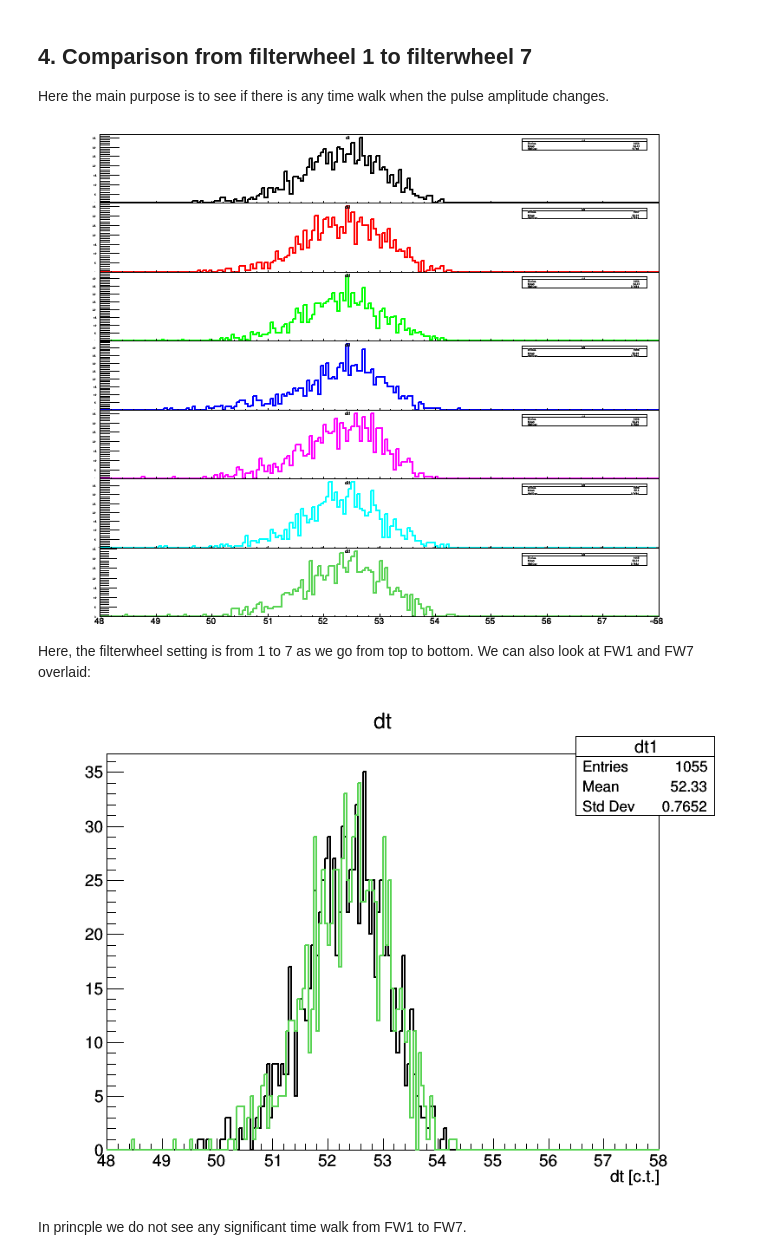
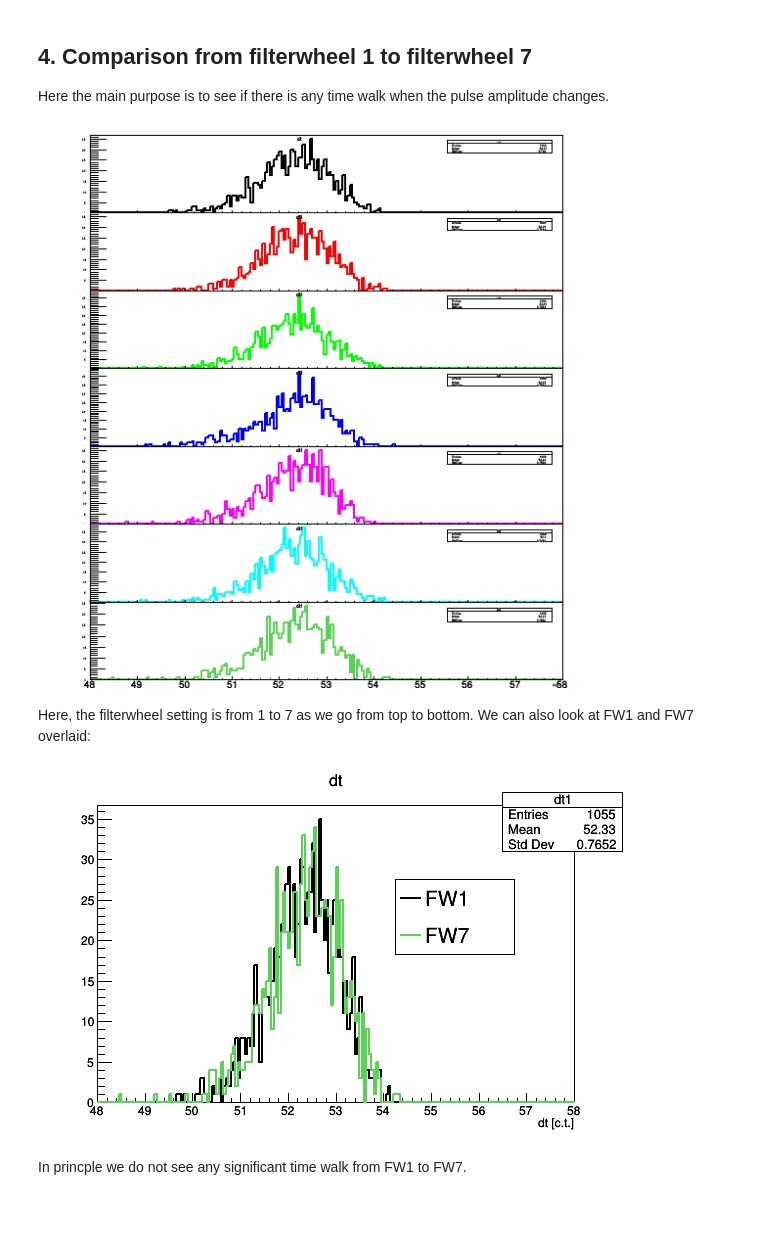
Before and after one commit to kimsiang/SLAC2016, a Jupyter notebook: TimeWalkAnalysis/WalkTime.ipynb, the cells around one changed output. Drawn from its saved outputs; the diff is of its cells as text; code cells hidden in the pictures; blank space fills up the shorter version.

```diff
--- a/TimeWalkAnalysis/WalkTime.ipynb
+++ b/TimeWalkAnalysis/WalkTime.ipynb
@@ -66,7 +66,7 @@ You can see that dt1(blue) is narrower that the dt2 (red), which is expected.
 Here the main purpose is to see if there is any time walk when the pulse amplitude changes.
 # %%
 %jsroot off
-c2 = ROOT.TCanvas("c2","c2",800,600)
+c2 = ROOT.TCanvas("c2","c2",600,600)
 c2.Divide(1,7,0,0)
 fw1_dt1.SetLineColor(1)
 fw2_dt1.SetLineColor(2)
@@ -76,45 +76,49 @@ fw5_dt1.SetLineColor(6)
 fw6_dt1.SetLineColor(7)
 fw7_dt1.SetLineColor(8)
 
 fw1_dt1.SetLineWidth(2)
 fw2_dt1.SetLineWidth(2)
 fw3_dt1.SetLineWidth(2)
 fw4_dt1.SetLineWidth(2)
 fw5_dt1.SetLineWidth(2)
 fw6_dt1.SetLineWidth(2)
 fw7_dt1.SetLineWidth(2)
 
 c2.cd(1)
 fw1_dt1.Draw()
 c2.cd(2)
 fw2_dt1.Draw()
 c2.cd(3)
 fw3_dt1.Draw()
 c2.cd(4)
 fw4_dt1.Draw()
 c2.cd(5)
 fw5_dt1.Draw()
 c2.cd(6)
 fw6_dt1.Draw()
 c2.cd(7)
 fw7_dt1.GetXaxis().SetTitle("dt [c.t.]")
 fw7_dt1.GetXaxis().SetLabelSize(0.12)
 fw7_dt1.Draw()
 
 c2.Draw()
 # %% [output]
-[figure, old version]
+[figure, new version]
 # %% [markdown]
 Here, the filterwheel setting is from 1 to 7 as we go from top to bottom. We can also look at FW1 and FW7 overlaid:
 # %%
-c3 = ROOT.TCanvas("c3","c3",800,600)
+c3 = ROOT.TCanvas("c3","c3",600,400)
 fw1_dt1.Draw()
 fw1_dt1.SetTitle("dt")
 fw1_dt1.GetXaxis().SetTitle("dt [c.t.]")
 fw7_dt1.Draw("same")
+leg = ROOT.TLegend(0.6,0.5,0.8,0.7)
+leg.AddEntry(fw1_dt1,"FW1","l")
+leg.AddEntry(fw7_dt1,"FW7","l")
+leg.Draw()
 c3.Draw()
 # %% [output]
-[figure, old version]
+[figure, new version]
 # %% [markdown]
 In princple we do not see any significant time walk from FW1 to FW7.
 # %% [markdown]
```
Also changed, not shown: parts of 2 cells of this notebook.
